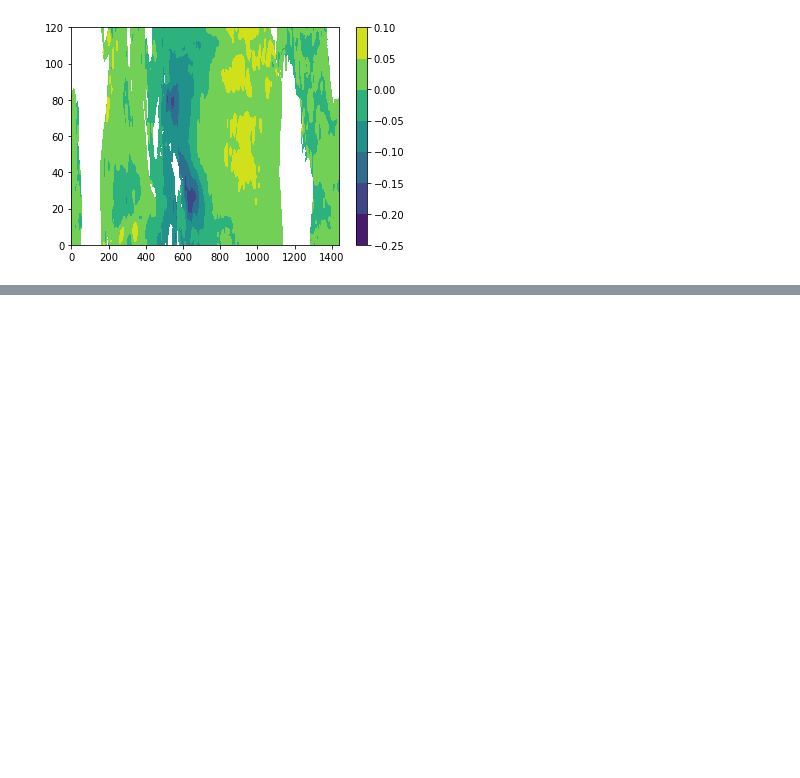
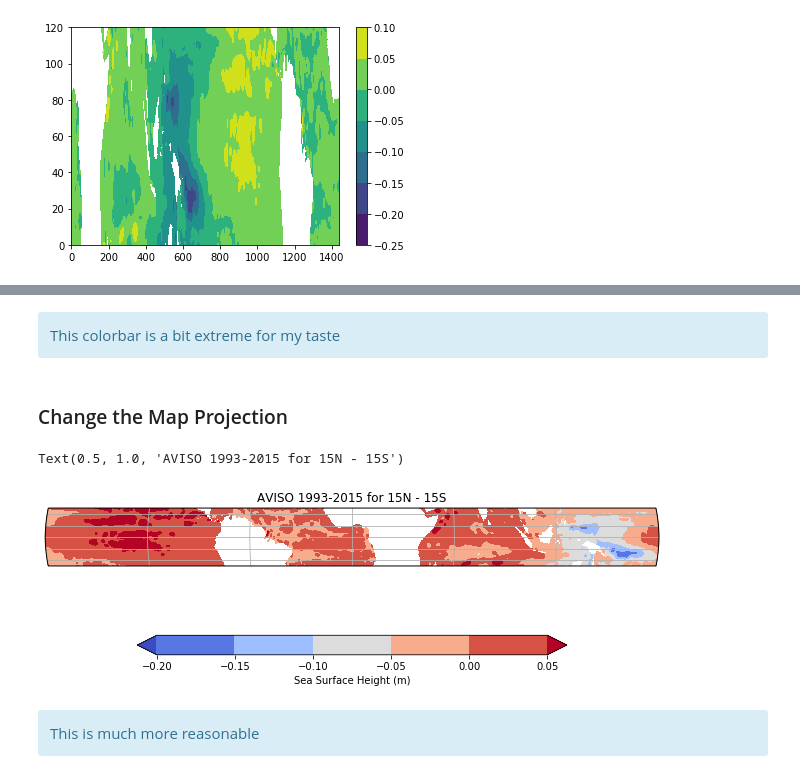
Before and after one commit to GeoRath/Climate-680, a Jupyter notebook: Assignment1.ipynb, the cells around one changed output, grey strips where cells are left out. Drawn from its saved outputs; the diff is of its cells as text; code cells hidden in the pictures; blank space fills up the shorter version.

```diff
--- a/Assignment1.ipynb
+++ b/Assignment1.ipynb
@@ -64,0 +167,38 @@ plt.colorbar()
+# %% [markdown]
+<div class="alert alert-block alert-info">
+    This colorbar is a bit extreme for my taste
+# %% [markdown]
+### Change the Map Projection
+# %%
+# Make the figure larger
+fig = plt.figure(figsize=(11,8.5))
+
+# Set the axes using the specified map projection
+ax=plt.axes(projection=ccrs.Robinson())
+
+# Add cyclic point to data
+data=ds_mean
+data, lons = add_cyclic_point(data, coord=ds['longitude'])
+
+
+# Make a filled contour plot
+cs=ax.contourf(lons, ds['latitude'], data,
+            transform = ccrs.PlateCarree(),cmap='coolwarm',extend='both')
+
+# Add coastlines
+#ax.coastlines()
+
+# Add gridlines
+ax.gridlines()
+
+# Add colorbar
+cbar = plt.colorbar(cs,shrink=0.7,orientation='horizontal',label='Sea Surface Height (m)')
+
+# Add title
+plt.title('AVISO 1993-2015 for 15N - 15S')
+# %% [output]
+Text(0.5, 1.0, 'AVISO 1993-2015 for 15N - 15S')
+[figure, added]
+# %% [markdown]
+<div class="alert alert-block alert-info">
+    This is much more reasonable
```
Also changed, not shown: parts of 15 cells of this notebook.
